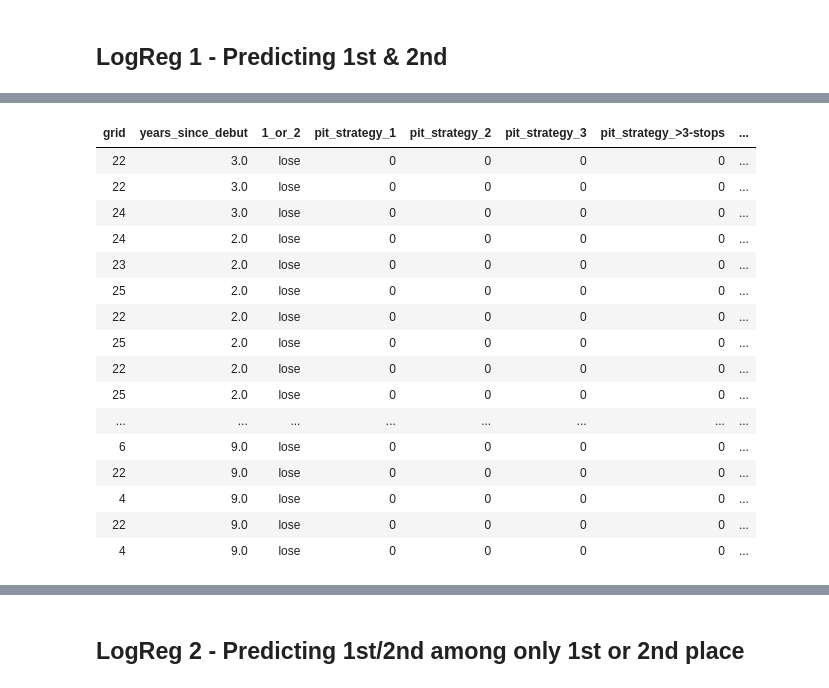
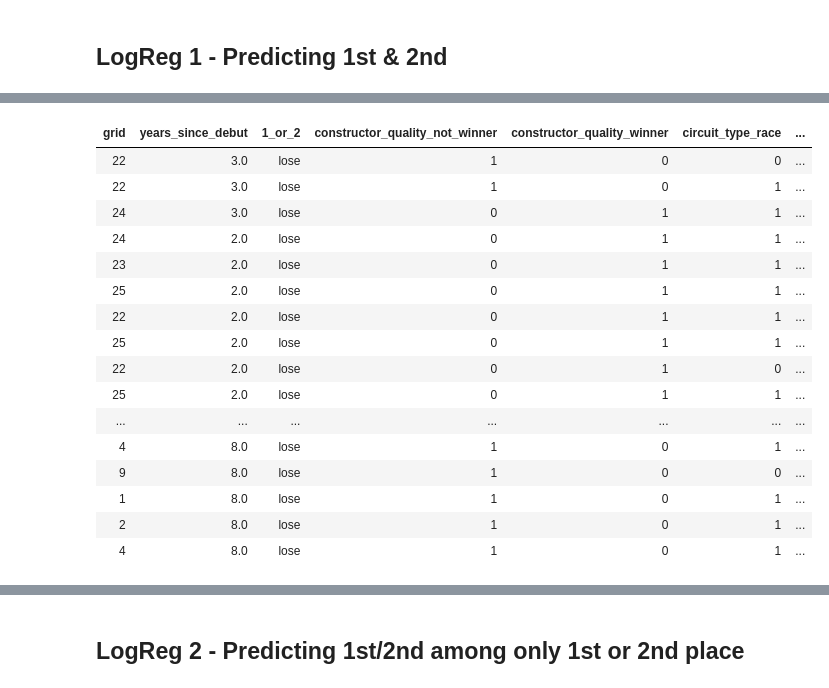
Before and after one commit to timothyLeeXQ/Prediction-and-Inference-with-F1-Data, a Jupyter notebook: src/features/make_inf_features.ipynb, the cells around one changed output, grey strips where cells are left out. Saved outputs shown, nothing was run; the diff lists cells and outputs as text; code cells hidden in the pictures.

```diff
--- a/src/features/make_inf_features.ipynb
+++ b/src/features/make_inf_features.ipynb
@@ -430,4 +411,4 @@ This could correspond to 'old strategies' of races before the 2010s.
 # %%
-df_refs_outcome_driver_exp_pit = df_refs_outcome_driver_exp_pit.fillna({'pit_strategy':'missing'})
+df_refs_outcome_driver_exp_pit = df_refs_outcome_driver_exp_pit.drop('pit_strategy')
 display(df_refs_outcome_driver_exp_pit)
 # %% [output]
@@ -479,9 +460,9 @@ len(constructors_won)
 # %% [output]
 [interactive output not drawn]
 # %%
-df_refs_outcome_driver_exp_pit_const = df_refs_outcome_driver_exp_pit\
+df_refs_outcome_driver_exp_const = df_refs_outcome_driver_exp_pit\
   .withColumn('constructor_quality',F.when(F.col('constructorId').isin(constructors_won), 'winner')\
               .otherwise('not_winner'))
 
-display(df_refs_outcome_driver_exp_pit_const)
+display(df_refs_outcome_driver_exp_const)
 # %% [output]
@@ -556,10 +537,10 @@ street_circuits = [int(id) for id in street_circuits['circuitId'].tolist()]
 # %% [output]
 [interactive output not drawn]
 # %%
-df_refs_outcome_driver_exp_pit_const_circuit = df_refs_outcome_driver_exp_pit_const\
+df_refs_outcome_driver_exp_const_circuit = df_refs_outcome_driver_exp_const\
   .join(df_races.select('raceId', 'circuitId'), on = ['raceId'], how = 'left')\
   .withColumn('circuit_type',F.when(F.col('circuitId').isin(street_circuits), 'street')\
               .otherwise('race'))
 
-display(df_refs_outcome_driver_exp_pit_const_circuit)
+display(df_refs_outcome_driver_exp_const_circuit)
 # %% [output]
@@ -634,11 +615,10 @@ df_refs_outcome_driver_exp_pit_const_circuit.coalesce(1).write.csv('/mnt/xql2001
 # %% [markdown]
 ## LogReg 1 - Predicting 1st & 2nd
 # %%
-df_top2 = df_refs_outcome_driver_exp_pit_const_circuit.select('grid',
-                                                              'years_since_debut',
-                                                              'pit_strategy',
-                                                              'constructor_quality',
-                                                              'circuit_type',
-                                                              '1_or_2')
+df_top2 = df_refs_outcome_driver_exp_const_circuit.select('grid',
+                                                          'years_since_debut',
+                                                          'constructor_quality',
+                                                          'circuit_type',
+                                                          '1_or_2')
 display(df_top2)
 # %% [output]
@@ -662,24 +642,24 @@ display(df_top2)
 # %%
 pd_top2 = df_top2.toPandas()
-pd_top2_dummy = pd.get_dummies(pd_top2, columns = ['pit_strategy', 'constructor_quality', 'circuit_type'])
+pd_top2_dummy = pd.get_dummies(pd_top2, columns = ['constructor_quality', 'circuit_type'])
 display(pd_top2_dummy)
 # %% [output]
-| grid | years_since_debut | 1_or_2 | pit_strategy_1 | pit_strategy_2 | pit_strategy_3 | pit_strategy_>3-stops | ... |
-| 22 | 3.0 | lose | 0 | 0 | 0 | 0 | ... |
-| 22 | 3.0 | lose | 0 | 0 | 0 | 0 | ... |
-| 24 | 3.0 | lose | 0 | 0 | 0 | 0 | ... |
-| 24 | 2.0 | lose | 0 | 0 | 0 | 0 | ... |
-| 23 | 2.0 | lose | 0 | 0 | 0 | 0 | ... |
-| 25 | 2.0 | lose | 0 | 0 | 0 | 0 | ... |
-| 22 | 2.0 | lose | 0 | 0 | 0 | 0 | ... |
-| 25 | 2.0 | lose | 0 | 0 | 0 | 0 | ... |
-| 22 | 2.0 | lose | 0 | 0 | 0 | 0 | ... |
-| 25 | 2.0 | lose | 0 | 0 | 0 | 0 | ... |
-| ... | ... | ... | ... | ... | ... | ... | ... |
-| 6 | 9.0 | lose | 0 | 0 | 0 | 0 | ... |
-| 22 | 9.0 | lose | 0 | 0 | 0 | 0 | ... |
-| 4 | 9.0 | lose | 0 | 0 | 0 | 0 | ... |
-| 22 | 9.0 | lose | 0 | 0 | 0 | 0 | ... |
-| 4 | 9.0 | lose | 0 | 0 | 0 | 0 | ... |
+| grid | years_since_debut | 1_or_2 | constructor_quality_not_winner | constructor_quality_winner | circuit_type_race | ... |
+| 22 | 3.0 | lose | 1 | 0 | 0 | ... |
+| 22 | 3.0 | lose | 1 | 0 | 1 | ... |
+| 24 | 3.0 | lose | 0 | 1 | 1 | ... |
+| 24 | 2.0 | lose | 0 | 1 | 1 | ... |
+| 23 | 2.0 | lose | 0 | 1 | 1 | ... |
+| 25 | 2.0 | lose | 0 | 1 | 1 | ... |
+| 22 | 2.0 | lose | 0 | 1 | 1 | ... |
+| 25 | 2.0 | lose | 0 | 1 | 1 | ... |
+| 22 | 2.0 | lose | 0 | 1 | 0 | ... |
+| 25 | 2.0 | lose | 0 | 1 | 1 | ... |
+| ... | ... | ... | ... | ... | ... | ... |
+| 4 | 8.0 | lose | 1 | 0 | 1 | ... |
+| 9 | 8.0 | lose | 1 | 0 | 0 | ... |
+| 1 | 8.0 | lose | 1 | 0 | 1 | ... |
+| 2 | 8.0 | lose | 1 | 0 | 1 | ... |
+| 4 | 8.0 | lose | 1 | 0 | 1 | ... |
 # %%
 df_top2_dummy = spark.createDataFrame(pd_top2_dummy)
```
Also changed, not shown: parts of 34 cells of this notebook, 15 other files.
